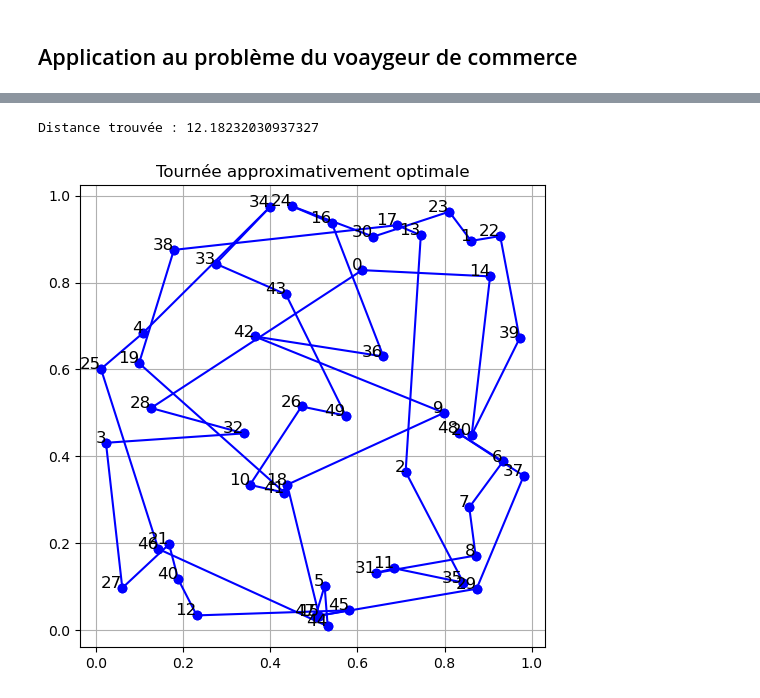
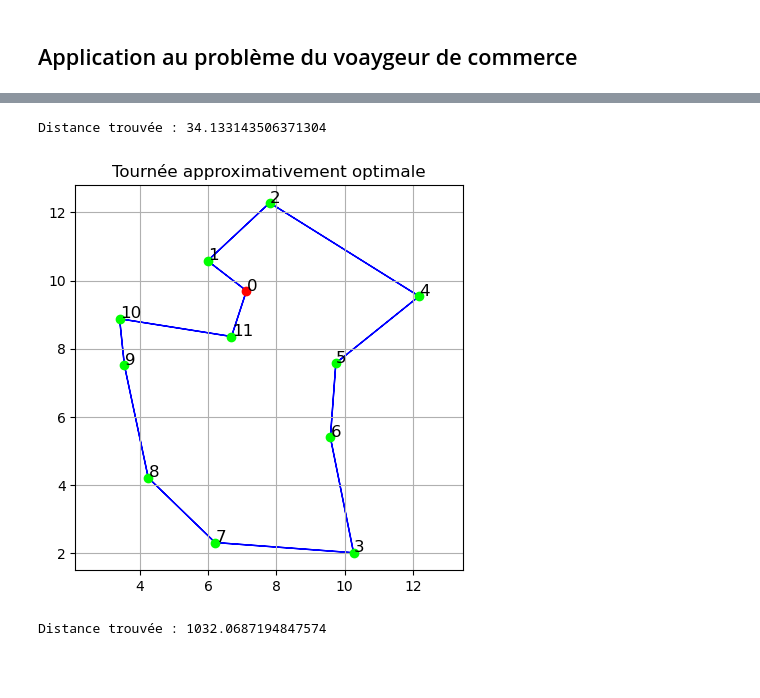
Before and after one commit to CorentinVaillant/ProjetMath-HastingMetropolis, a Jupyter notebook: implémentations/hasting_metropolis.ipynb, the cells around one changed output, grey strips where cells are left out. Drawn from its saved outputs; the diff is of its cells as text; code cells hidden in the pictures; blank space fills up the shorter version.

```diff
--- a/implémentations/hasting_metropolis.ipynb
+++ b/implémentations/hasting_metropolis.ipynb
@@ -355,14 +399,41 @@ def tracer_tournee(villes, tournee, titre="Tournée"):
+# %%
+n_villes = 12
+villes = np.array([
+    [7.12,9.7], #Paris
+    [5.98,10.58], #Rouen
+    [7.8,12.28], #Lille
+    [10.26,2.02], #Marseille
+    [12.18,9.54], #Strasbourg
+    [9.74,7.58], #Dijon
+    [9.58,5.4], #Lyon
+    [6.2,2.32], #Toulouse
+    [4.24,4.22], #Bordeaux
+    [3.54,7.52], #Nantes
+    [3.4,8.88], #Rennes
+    [6.68,8.36], #Orléans
+])
+distances = matrice_distances(villes)
+p0 = list(range(n_villes))
+
+tirages = hasting_metropolis_tsp(p0, distances, beta=5.0, iterations=5_000)
+meilleur = meilleur_solution(tirages, distances)
+
+print("Distance trouvée :", distance_total(meilleur, distances))
+
+tracer_tournee(villes, meilleur, titre="Tournée approximativement optimale")
+# %% [output]
+Distance trouvée : 34.133143506371304
+[figure, added]
 # %%
-n_villes = 50
+n_villes = 2000
 villes = generer_villes(n_villes)
 distances = matrice_distances(villes)
 p0 = list(range(n_villes))
 
-tirages = hasting_metropolis_tsp(p0, distances, beta=5.0, iterations=5000)
+tirages = hasting_metropolis_tsp(p0, distances, beta=5.0)
 meilleur = meilleur_solution(tirages, distances)
 
 print("Distance trouvée :", distance_total(meilleur, distances))
-tracer_tournee(villes, meilleur, titre="Tournée approximativement optimale")
+# tracer_tournee(villes, meilleur, titre="Tournée approximativement optimale")
 # %% [output]
-Distance trouvée : 12.18232030937327
+Distance trouvée : 1032.0687194847574
-[figure, removed]
```
Also changed, not shown: parts of 9 cells of this notebook.
